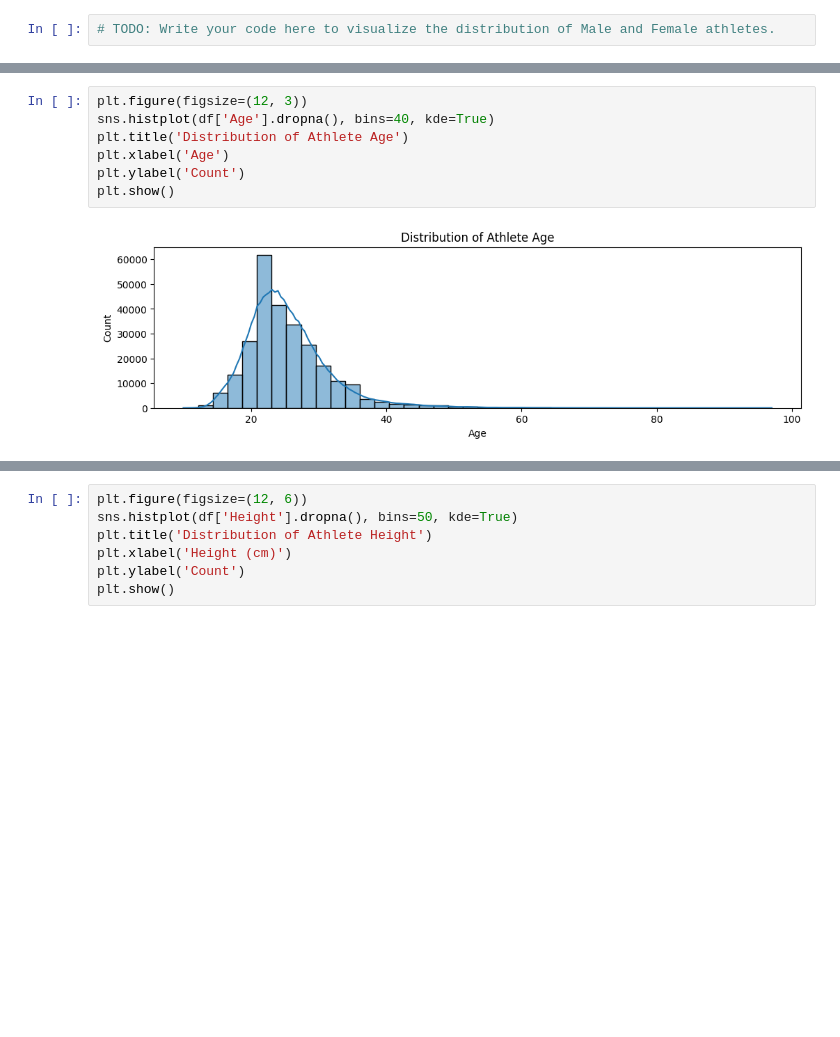
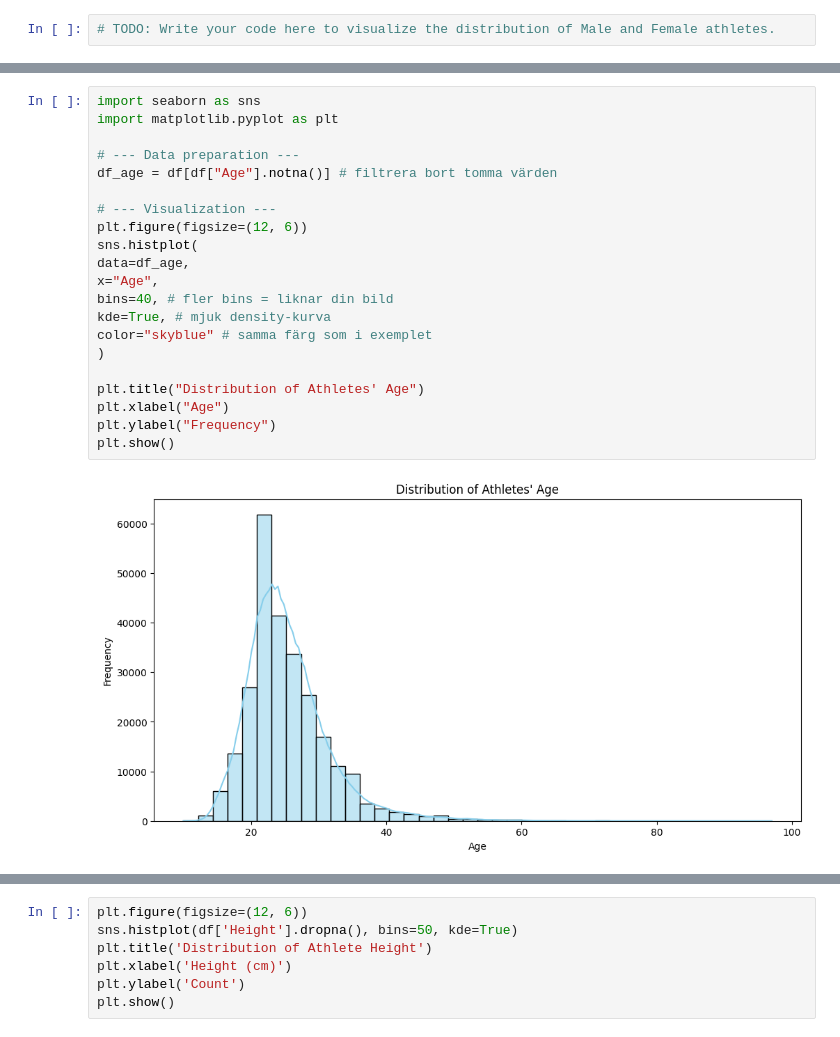
Before and after one commit to Cyrus7777/grupp_7, a Jupyter notebook: assignment.ipynb, the cells around one changed output, grey strips where cells are left out. Cells and saved outputs as stored; diff of their text form; blank space fills up the shorter version.

Commit message:
Lovisas del: tasks 5.2, 3.8, 2.4, 2.1, 4.1, 3.2, 6.1 (notebook + figures)

```diff
--- a/assignment.ipynb
+++ b/assignment.ipynb
@@ -954,14 +993,28 @@ Create a visualization showing the athlete Age distribution (counts, frequencies
 
 </details>
 # %%
-plt.figure(figsize=(12, 3))
-sns.histplot(df['Age'].dropna(), bins=40, kde=True)
-plt.title('Distribution of Athlete Age')
-plt.xlabel('Age')
-plt.ylabel('Count')
+import seaborn as sns
+import matplotlib.pyplot as plt
+
+# --- Data preparation ---
+df_age = df[df["Age"].notna()] # filtrera bort tomma värden
+
+# --- Visualization ---
+plt.figure(figsize=(12, 6))
+sns.histplot(
+data=df_age,
+x="Age",
+bins=40, # fler bins = liknar din bild
+kde=True, # mjuk density-kurva
+color="skyblue" # samma färg som i exemplet
+)
+
+plt.title("Distribution of Athletes' Age")
+plt.xlabel("Age")
+plt.ylabel("Frequency")
 plt.show()
 # %% [output]
-[figure, old version]
+[figure, new version]
 # %% [markdown]
 ---
 ## Task 3.3 Visualize the Distribution of Athletes' Height
```
Also changed, not shown: parts of 2 cells of this notebook, 4 other files.
